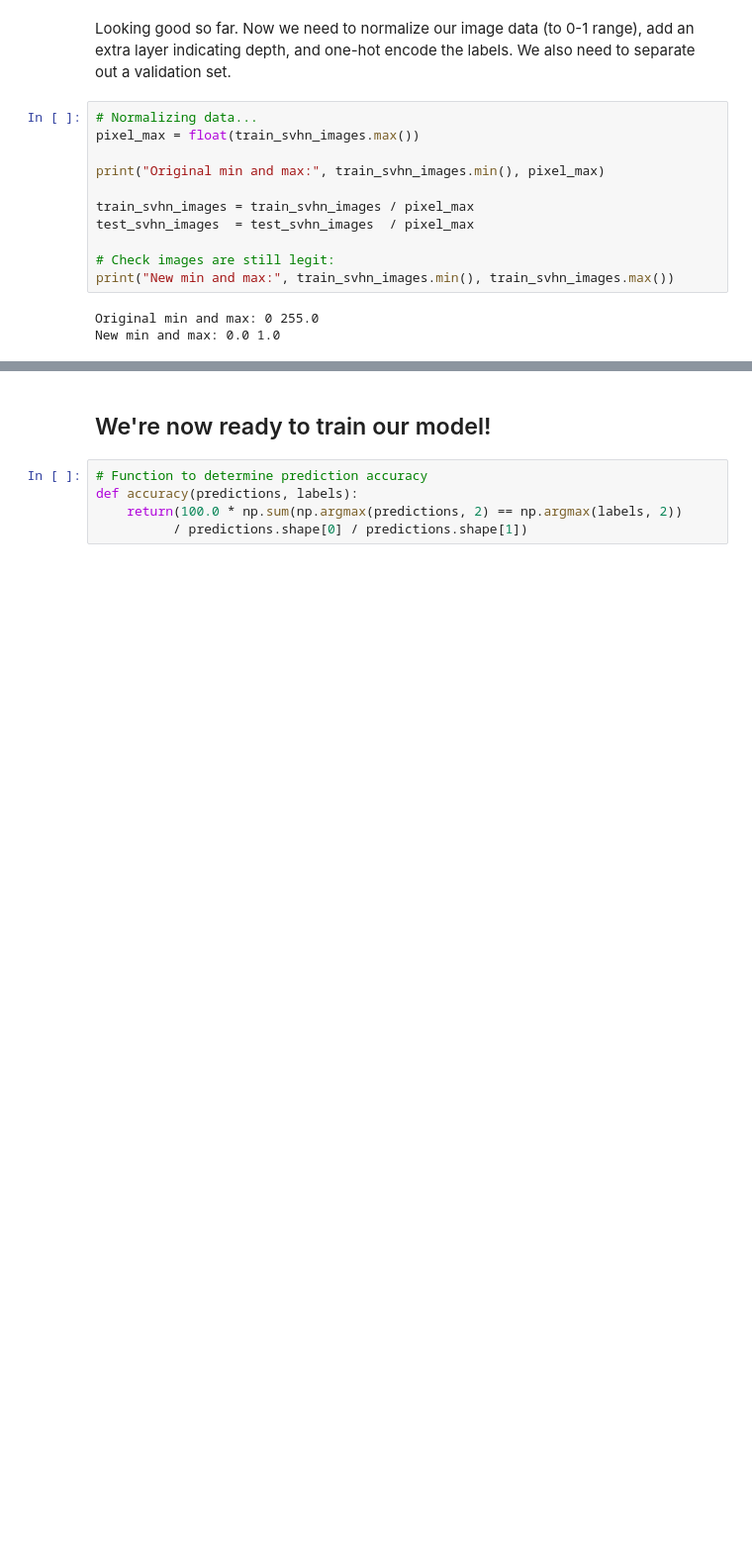
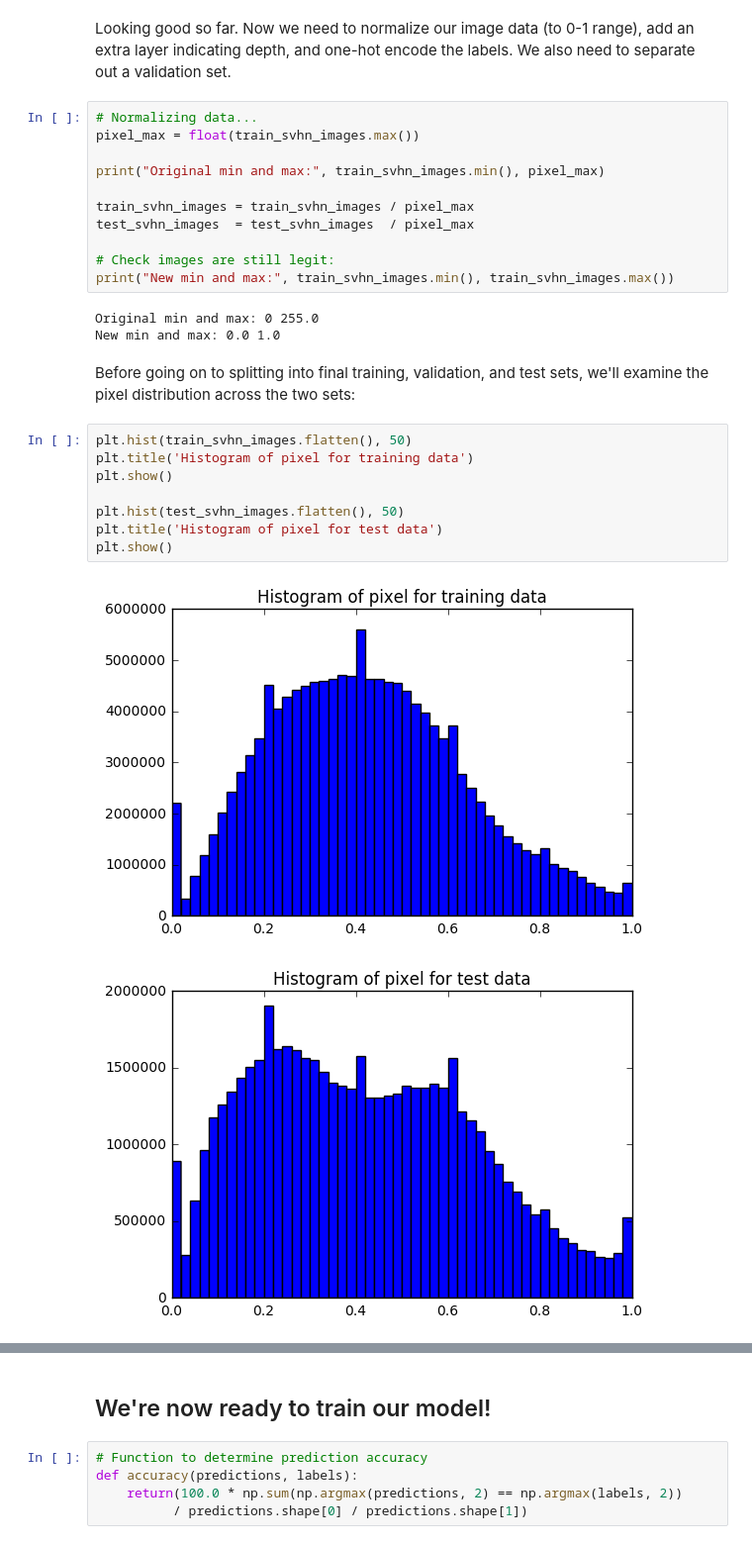
Before and after one commit to anoopctkm/machine-learning, a Jupyter notebook: projects/digit_recognition/digit_recognition.ipynb, the cells around one changed output, grey strips where cells are left out. Shown at 99% size. Saved outputs shown, nothing was run; the diff lists cells and outputs as text; blank space fills up the shorter version.

```diff
--- a/projects/digit_recognition/digit_recognition.ipynb
+++ b/projects/digit_recognition/digit_recognition.ipynb
@@ -937,3 +937,16 @@ print("New min and max:", train_svhn_images.min(), train_svhn_images.max())
 # %% [output]
 Original min and max: 0 255.0
 New min and max: 0.0 1.0
+# %% [markdown]
+Before going on to splitting into final training, validation, and test sets, we'll examine the pixel distribution across the two sets:
+# %%
+plt.hist(train_svhn_images.flatten(), 50)
+plt.title('Histogram of pixel for training data')
+plt.show()
+
+plt.hist(test_svhn_images.flatten(), 50)
+plt.title('Histogram of pixel for test data')
+plt.show()
+# %% [output]
+[figure, added]
+[figure, added]
```
Also changed, not shown: parts of 26 cells of this notebook.
